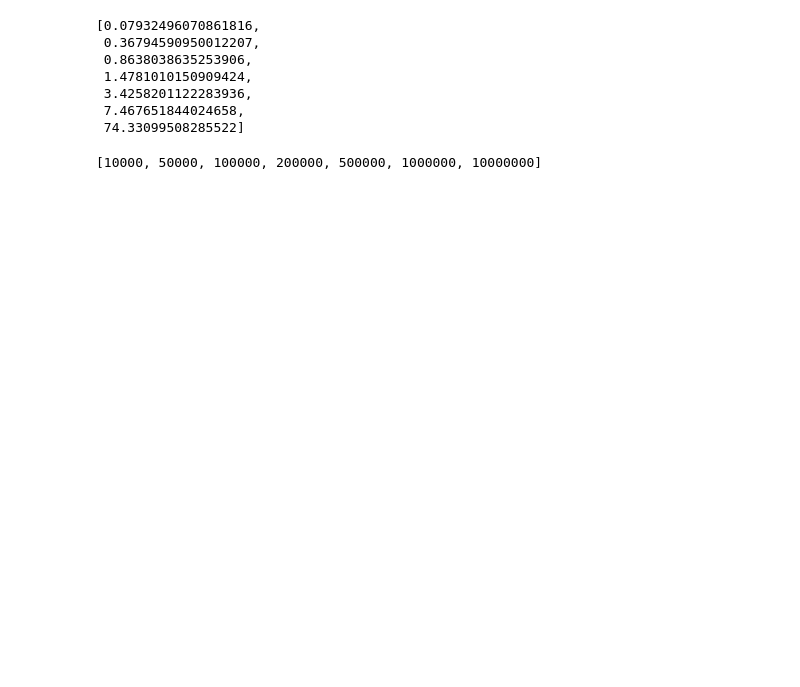
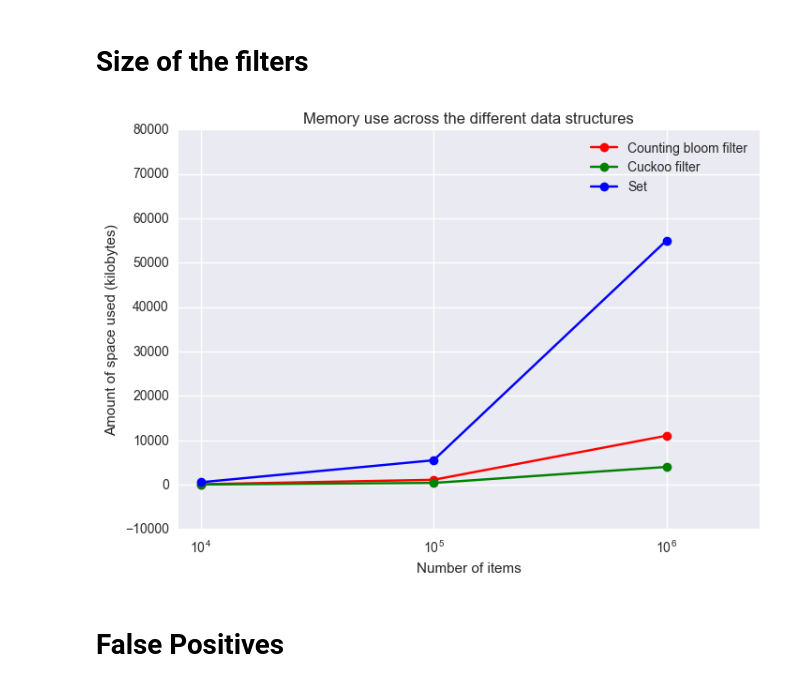
Before and after one commit to fastforwardlabs/cuckoofilter, a Jupyter notebook: bench_marking_notebook.ipynb, the cells around one changed output. Cells and saved outputs as stored; diff of their text form; code cells hidden in the pictures; blank space fills up the shorter version.

```diff
--- a/bench_marking_notebook.ipynb
+++ b/bench_marking_notebook.ipynb
@@ -52 +123,12 @@ for size in item_sizes:
+# %%
+item_sizes = [10000, 100000, 1000000]
+bloom_times_deletion = []
+cuckoo_times_deletion = []
+# %%
+for size in item_sizes:
+    __,b_time =  delete_from_bloom_filter_and_time(size, percent_to_fill=0.9, percent_delete=1.0)
+    bloom_times_deletion.append(b_time)
+
+    __, c_time = delete_from_cuckoo_filter_and_time(size, percent_to_fill=0.9, percent_delete=1.0)
+    cuckoo_times_deletion.append(c_time)
 # %%
@@ -71,14 +147,29 @@ bloom_times
-# %%
-cuckoo_times
-# %% [output]
-[0.07932496070861816,
- 0.36794590950012207,
- 0.8638038635253906,
- 1.4781010150909424,
- 3.4258201122283936,
- 7.467651844024658,
- 74.33099508285522]
-# %%
-item_sizes
-# %% [output]
-[10000, 50000, 100000, 200000, 500000, 1000000, 10000000]
+# %% [markdown]
+# Size of the filters
+# %%
+item_sizes = [10000, 100000, 1000000]
+bloom_file_size = []
+cuckoo_file_size = []
+set_file_size = []
+# %%
+for size in item_sizes:
+    b_filter = CountingBloomFilter(size)
+    bloom_file_size.append(b_filter.number_of_bytes())
+    cuckoo_file_size.append(4*size) #if you use a fingerprint size of 2 bytes
+    set_file_size.append(55*size)
+# %%
+plt.semilogx(np.array(item_sizes), np.array(bloom_file_size)/1000, "-ro", ms=7, label="Counting bloom filter")
+plt.semilogx(np.array(item_sizes), np.array(cuckoo_file_size)/1000, "-go", ms=7, label="Cuckoo filter")
+plt.semilogx(np.array(item_sizes), np.array(set_file_size)/1000, "-bo", ms=7, label="Set")
+plt.xlim([8*10e2, 2.5*10e5])
+plt.ylim([-10000, 0.8*10e4])
+plt.grid(b=True, which='major')
+plt.ylabel("Amount of space used (kilobytes)")
+plt.xlabel("Number of items")
+plt.title("Memory use across the different data structures")
+plt.legend()
+plt.savefig('file_size.pdf', transparent=True, bbox_inches='tight')
+# %% [output]
+[figure, added]
+# %% [markdown]
+# False Positives
```
Also changed, not shown: parts of 21 cells of this notebook, 6 other files.
